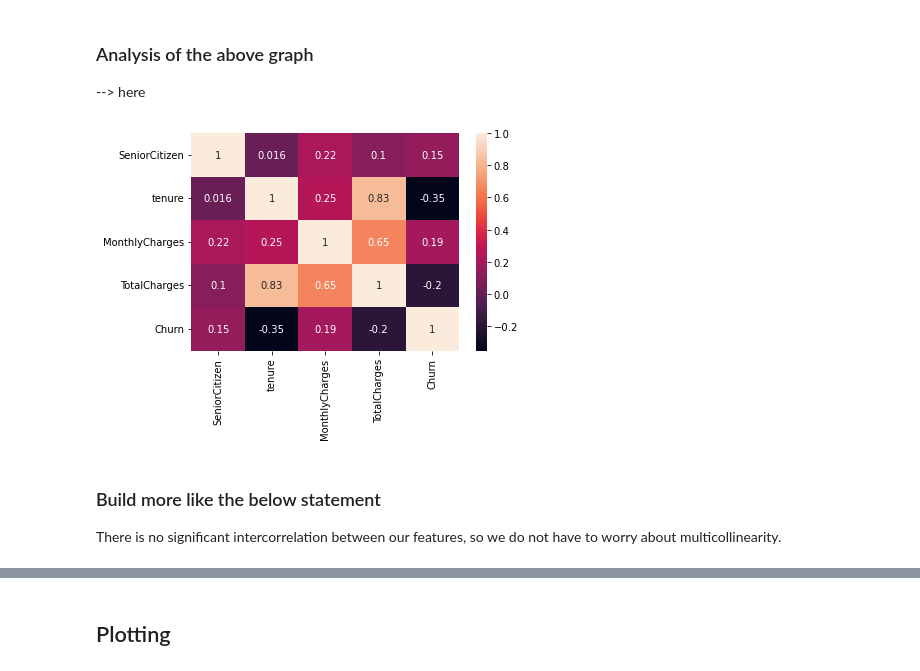
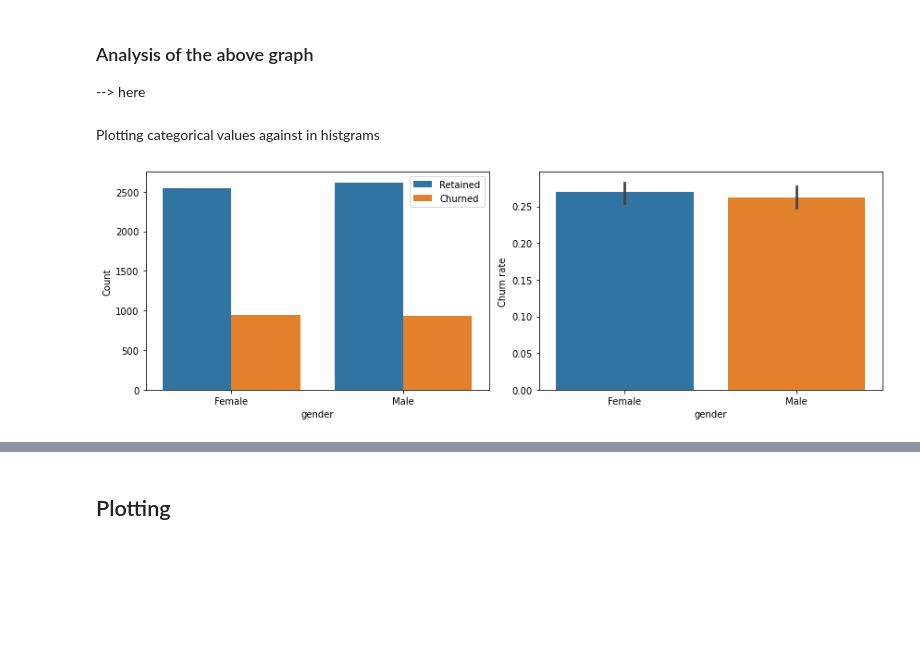
Before and after one commit to Shankar0x/CSE305_EnsembleChurnProject, a Jupyter notebook: main.ipynb, the cells around one changed output, grey strips where cells are left out. Drawn from its saved outputs; the diff is of its cells as text; code cells hidden in the pictures; blank space fills up the shorter version.

```diff
--- a/main.ipynb
+++ b/main.ipynb
@@ -193,11 +193,28 @@ df[continuous].hist(figsize=(20, 6),
 
 ### Analysis of the above graph
 --> here
-# %%
-sns.heatmap(data = df.corr(),annot=True, cbar=True);
-# %% [output]
-[figure, removed]
-# %% [markdown]
-
-### Build more like the below statement
-There is no significant intercorrelation between our features, so we do not have to worry about multicollinearity.
+# %% [markdown]
+Plotting categorical values against in histgrams
+# %%
+def plot_categorical(feature):
+    fig, (ax1, ax2) = plt.subplots(1, 2, figsize=(12, 4))
+
+    sns.countplot(x=feature,
+                  hue='Churn',
+                  data=df,
+                  ax=ax1)
+    ax1.set_ylabel('Count')
+    ax1.legend(labels=['Retained', 'Churned'])
+
+    sns.barplot(x=feature,
+                y='Churn',
+                data=df,
+                ax=ax2)
+    ax2.set_ylabel('Churn rate')
+
+
+    plt.tight_layout()
+# %%
+plot_categorical('gender')
+# %% [output]
+[figure, added]
```
Also changed, not shown: parts of 52 cells of this notebook.
